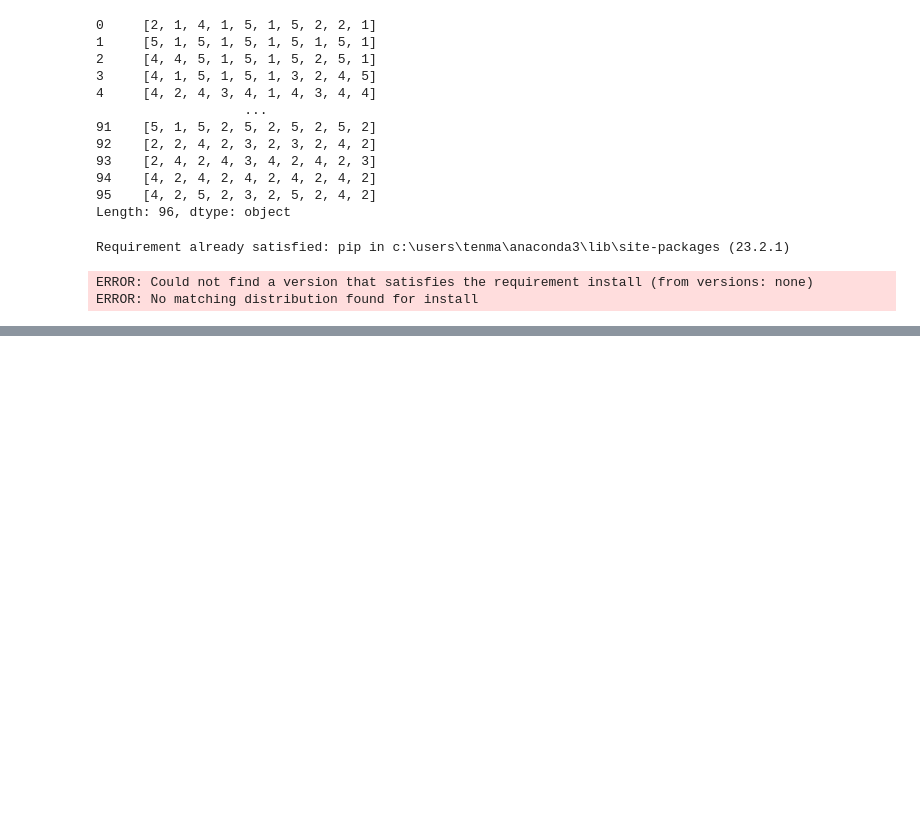
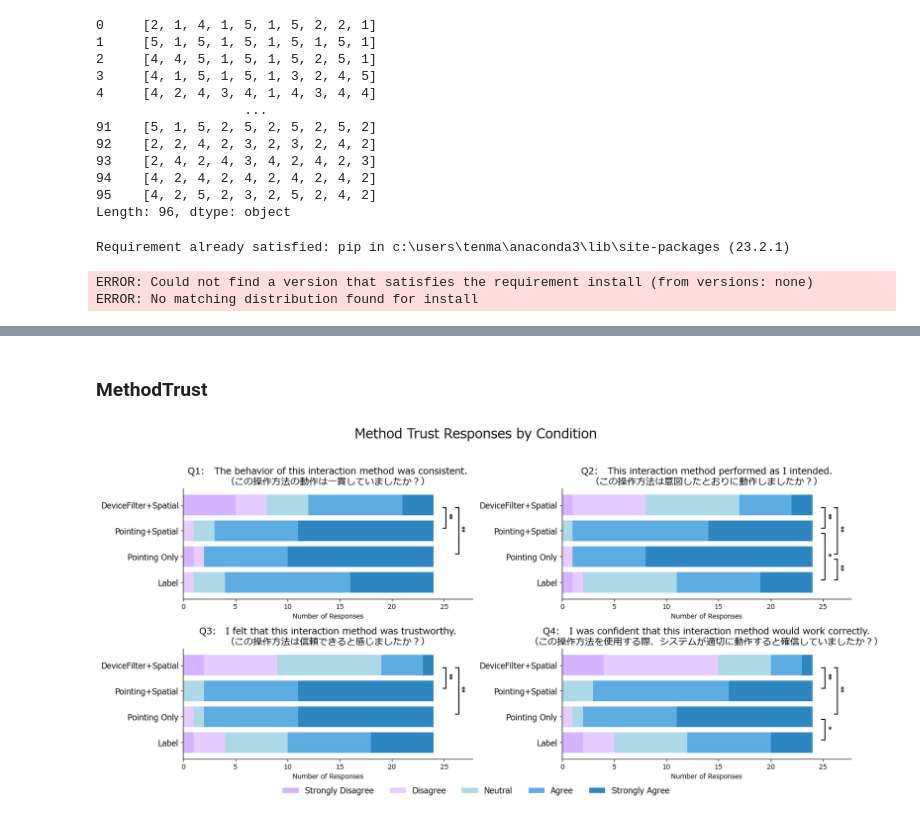
Before and after one commit to TenmaUchiyama/InteractiveSmartHome, a Jupyter notebook: Experiment/Results/SurvayResult.ipynb, the cells around one changed output, grey strips where cells are left out. Cells and saved outputs as stored; diff of their text form; code cells hidden in the pictures; blank space fills up the shorter version.

```diff
--- a/Experiment/Results/SurvayResult.ipynb
+++ b/Experiment/Results/SurvayResult.ipynb
@@ -530,0 +635,28 @@ plt.show()
+# %% [markdown]
+### MethodTrust
+# %%
+# 質問列 index の取得
+method_trust_cols = df_result.columns[CATEGORY_COLUMNS['method_trust']]
+
+# 各条件ごとの該当列だけ抽出
+df_spatial_method_trust   = df_spatial[method_trust_cols].copy()
+df_ptSpatial_method_trust = df_ptSpatial[method_trust_cols].copy()
+df_point_method_trust     = df_point[method_trust_cols].copy()
+df_label_method_trust     = df_label[method_trust_cols].copy()
+
+# 辞書にまとめる
+dfs_method_trust = {
+    'DeviceFilter+Spatial':   df_spatial_method_trust,
+    'Pointing+Spatial':       df_ptSpatial_method_trust,
+    'Pointing Only':          df_point_method_trust,
+    'Label':                  df_label_method_trust
+}
+
+# プロット
+plot_likert_matrix(
+    dfs=dfs_method_trust,
+    question_cols=method_trust_cols,
+    main_title="Method Trust Responses by Condition"
+)
+# %% [output]
+[figure, added]
```
Also changed, not shown: parts of 26 cells of this notebook, 1 other file.
